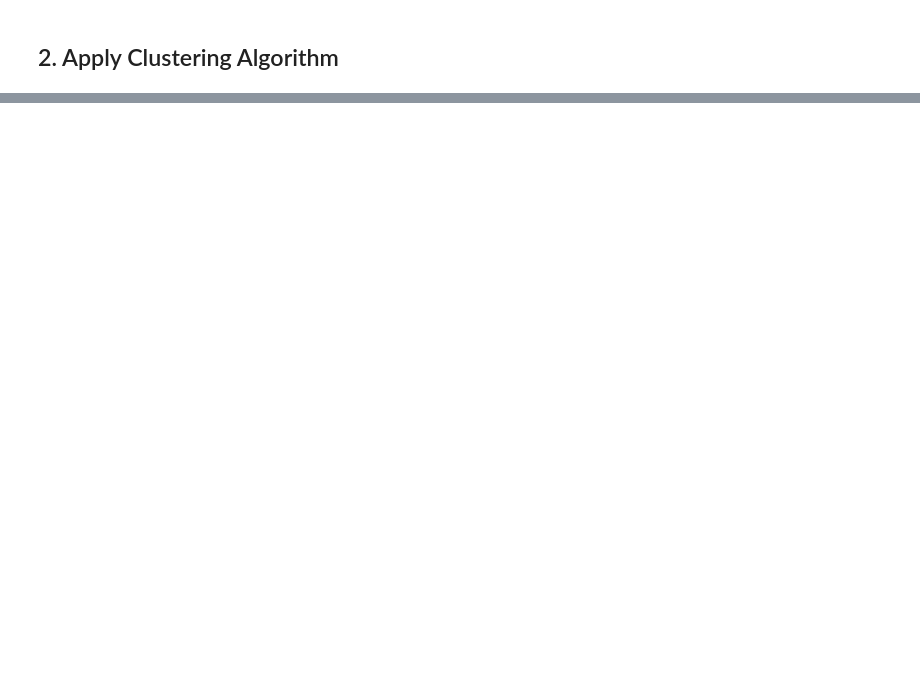
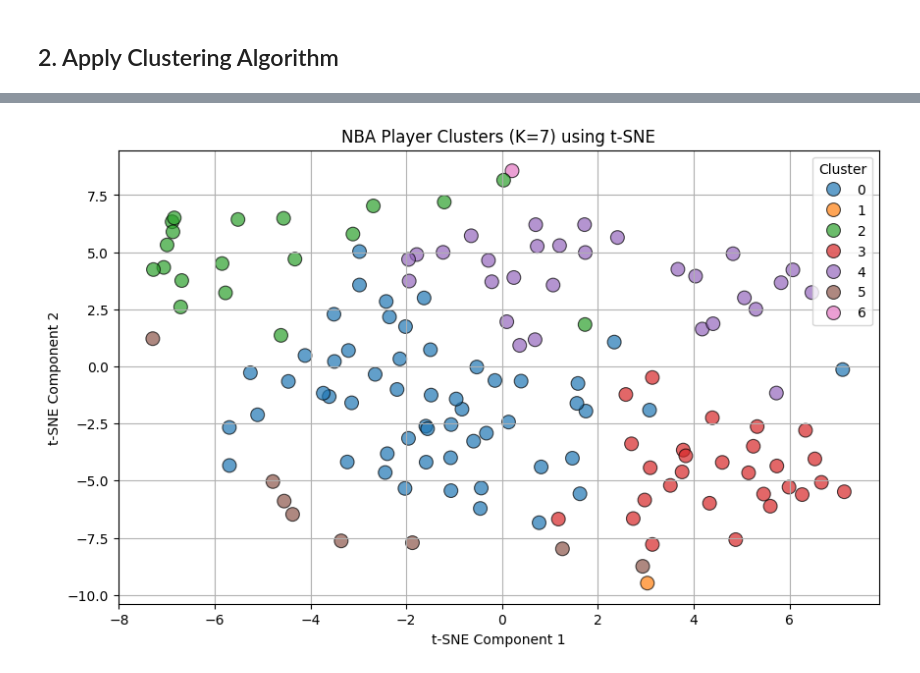
Before and after one commit to Makster04/Phase_4_Project, a Jupyter notebook: Project.ipynb, the cells around one changed output, grey strips where cells are left out. Saved outputs shown, nothing was run; the diff lists cells and outputs as text; code cells hidden in the pictures; blank space fills up the shorter version.

```diff
--- a/Project.ipynb
+++ b/Project.ipynb
@@ -554,0 +598,34 @@ display(merged_df[['Player', 'Cluster']])
+# %%
+import pandas as pd
+import numpy as np
+import matplotlib.pyplot as plt
+import seaborn as sns
+from sklearn.manifold import TSNE
+
+# Perform t-SNE for visualization (reduce to 2D)
+tsne = TSNE(n_components=2, random_state=42, perplexity=30, learning_rate=200)
+X_tsne = tsne.fit_transform(X_scaled)
+
+# Add t-SNE components to the DataFrame
+merged_df[["TSNE1", "TSNE2"]] = X_tsne
+
+# Scatter plot for clusters
+plt.figure(figsize=(10, 6))
+sns.scatterplot(
+    data=merged_df, x="TSNE1", y="TSNE2", hue="Cluster",
+    palette="tab10", s=100, alpha=0.7, edgecolor="black"
+)
+
+# Add player names as text labels
+# for _, row in merged_df.iterrows():
+    # plt.text(row.TSNE1, row.TSNE2, row["Player"], fontsize=8, alpha=0.75, ha='right')
+
+plt.title("NBA Player Clusters (K=7) using t-SNE")
+plt.xlabel("t-SNE Component 1")
+plt.ylabel("t-SNE Component 2")
+plt.legend(title="Cluster")
+plt.grid(True)
+
+plt.show()
+# %% [output]
+[figure, added]
```
Also changed, not shown: parts of 6 cells of this notebook.
